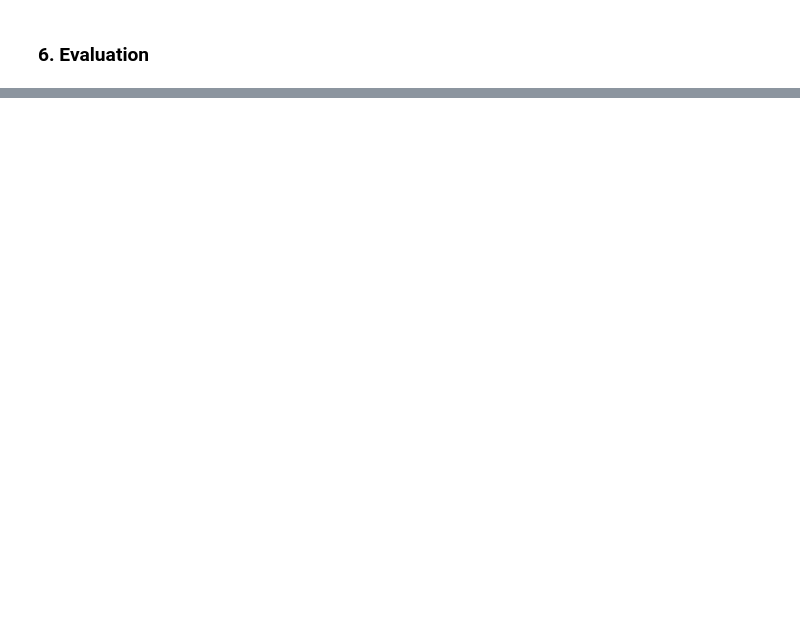
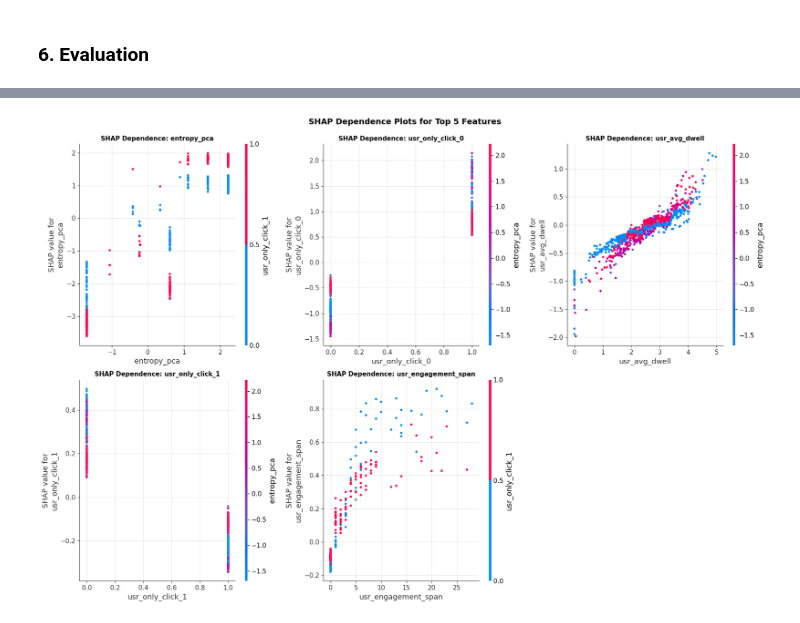
Before and after one commit to renaschaller/Master-Thesis-Music-Streaming, a Jupyter notebook: models/XG-Boost.ipynb, the cells around one changed output, grey strips where cells are left out. Drawn from its saved outputs; the diff is of its cells as text; code cells hidden in the pictures; blank space fills up the shorter version.

```diff
--- a/models/XG-Boost.ipynb
+++ b/models/XG-Boost.ipynb
@@ -884,0 +891,87 @@ Generating SHAP waterfall plot for example prediction...
+# %%
+### 6.5. SHAP Dependence Plots for Key Features
+
+# SHAP Dependence Plots for top features
+print("\n" + "="*60)
+print("SHAP DEPENDENCE PLOTS FOR KEY FEATURES")
+print("="*60)
+
+try:
+    import shap
+
+    # Get top 5 features from SHAP importance
+    top_features = shap_importance.head(5)['feature'].tolist()
+
+    print(f"\nGenerating SHAP dependence plots for top 5 features:")
+    print(f"Features: {', '.join(top_features)}")
+
+    # Create figure with subplots
+    fig, axes = plt.subplots(2, 3, figsize=(18, 12))
+    axes = axes.flatten()
+
+    # Generate dependence plots for top 5 features
+    for idx, feature in enumerate(top_features[:5]):
+        try:
+            # Find feature index
+            feature_idx = feature_names.index(feature) if feature in feature_names else None
+
+            if feature_idx is not None:
+                shap.dependence_plot(
+                    feature_idx,
+                    shap_values,
+                    X_test_sample,
+                    feature_names=feature_names,
+                    ax=axes[idx],
+                    show=False
+                )
+                axes[idx].set_title(f"SHAP Dependence: {feature}", fontsize=11, fontweight='bold')
+                axes[idx].grid(True, alpha=0.3)
+            else:
+                axes[idx].text(0.5, 0.5, f"Feature '{feature}' not found",
+                              ha='center', va='center', transform=axes[idx].transAxes)
+                axes[idx].set_title(f"SHAP Dependence: {feature}", fontsize=11, fontweight='bold')
+        except Exception as e:
+            axes[idx].text(0.5, 0.5, f"Error plotting {feature}:\n{str(e)}",
+                          ha='center', va='center', transform=axes[idx].transAxes, fontsize=9)
+            axes[idx].set_title(f"SHAP Dependence: {feature}", fontsize=11, fontweight='bold')
+
+    # Hide the 6th subplot if we only have 5 features
+    axes[5].axis('off')
+
+    plt.suptitle("SHAP Dependence Plots for Top 5 Features", fontsize=14, fontweight='bold', y=0.995)
+    plt.tight_layout()
+    plt.show()
+
+    # Alternative: Individual plots with better resolution
+    print("\n" + "="*60)
+    print("INDIVIDUAL SHAP DEPENDENCE PLOTS (High Resolution)")
+    print("="*60)
+
+    for feature in top_features[:5]:
+        try:
+            feature_idx = feature_names.index(feature) if feature in feature_names else None
+            if feature_idx is not None:
+                plt.figure(figsize=(10, 6))
+                shap.dependence_plot(
+                    feature_idx,
+                    shap_values,
+                    X_test_sample,
+                    feature_names=feature_names,
+                    show=False
+                )
+                plt.title(f"SHAP Dependence Plot: {feature}", fontsize=14, fontweight='bold')
+                plt.grid(True, alpha=0.3)
+                plt.tight_layout()
+                plt.show()
+        except Exception as e:
+            print(f"Could not generate dependence plot for {feature}: {e}")
+
+    print("\n✓ SHAP dependence plots generated successfully")
+
+except ImportError:
+    print("SHAP library not installed. Install with: pip install shap")
+except Exception as e:
+    print(f"Error generating SHAP dependence plots: {e}")
+    import traceback
+    traceback.print_exc()
+# %% [output]
@@ -884,0 +984 @@ Generating SHAP waterfall plot for example prediction...
+[figure, added]
```
Also changed, not shown: parts of 11 cells of this notebook.
